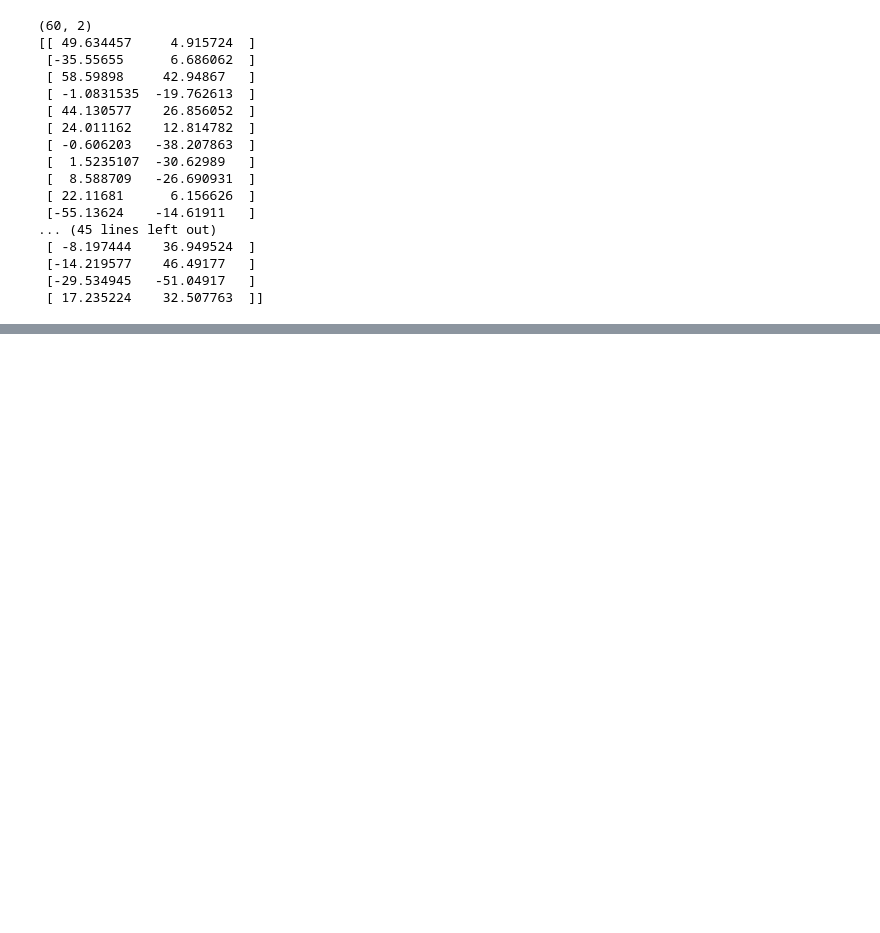
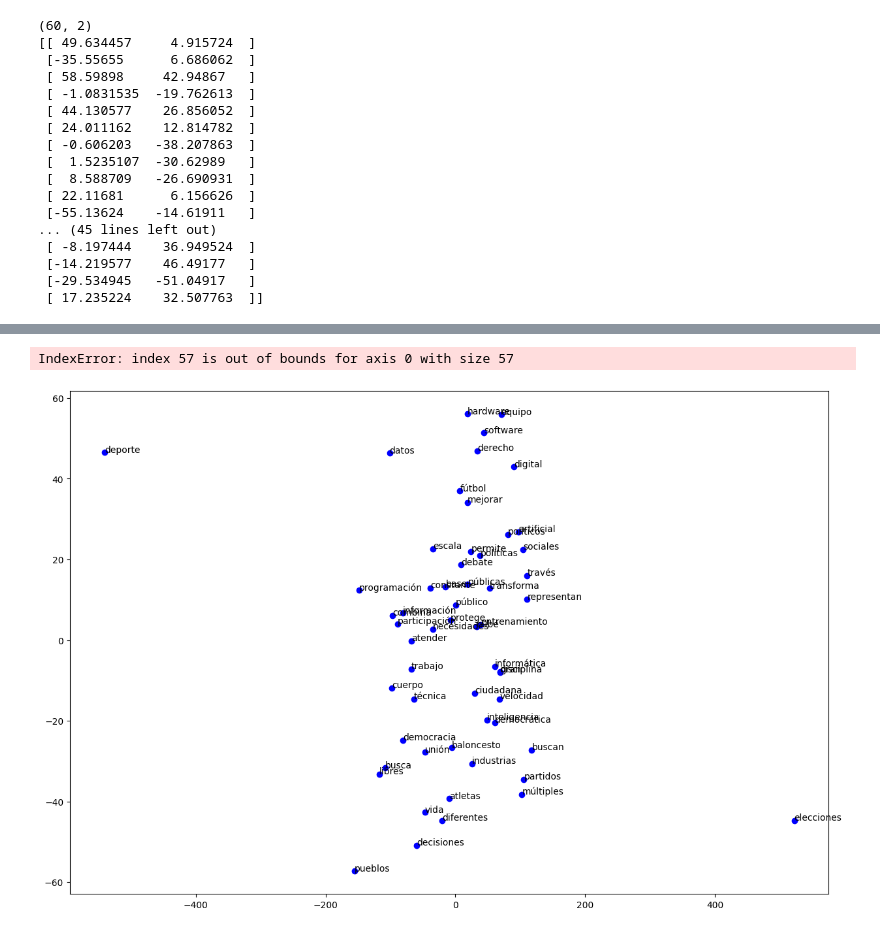
Before and after one commit to LailaBulh/Procesamiento_Lenguaje_Natural, a Jupyter notebook: Embeddings.ipynb, the cells around one changed output, grey strips where cells are left out. Saved outputs shown, nothing was run; the diff lists cells and outputs as text; code cells hidden in the pictures; blank space fills up the shorter version.

```diff
--- a/Embeddings.ipynb
+++ b/Embeddings.ipynb
@@ -237,0 +262,9 @@ plt.show()
+# %%
+nlp = spacy.load('es_core_news_sm')
+
+text_to_lemmatize = " ".join(palabras_filtradas)
+palabras_lematizadas = nlp(text_to_lemmatize)
+
+print('Spacy lematización:\n')
+for token in palabras_lematizadas:
+  print(token.text, '->', token.lemma_)
@@ -237,0 +289,8 @@ plt.show()
+# %%
+tokens_unicos_lem = list()
+
+for palabra in palabras_lematizadas:
+  if palabra not in tokens_unicos_lem:
+    tokens_unicos_lem.append(palabra)
+
+print(tokens_unicos_lem)
@@ -237,0 +299,7 @@ plt.show()
+# %%
+### Obtener embeddings de palabras lematizadas
+
+X = np.array([model[p.lemma_] for p in tokens_unicos_lem if p.lemma_ in model.key_to_index])
+
+print(X.shape)
+print(X[0])
@@ -237,0 +324,8 @@ plt.show()
+# %%
+### Reducción de dimensionalidad con t-SNE
+
+tsne_2 = TSNE(n_components= 2, random_state= 42, perplexity= 5, init= 'pca')
+X_2d_2 = tsne_2.fit_transform(X)
+
+print(X_2d_2.shape)
+print(X_2d_2)
@@ -237,0 +350,13 @@ plt.show()
+# %%
+### Crear visualización
+
+plt.figure(figsize= (15,10))
+for i, palabra in enumerate(palabras_filtradas):
+  x, y = X_2d_2[i, 0], X_2d[i, 1]
+  plt.scatter(x, y, c= 'blue')
+  plt.text(x+0.05, y+0.05, palabra, fontsize= 10)
+
+plt.show()
+# %% [output]
+IndexError: index 57 is out of bounds for axis 0 with size 57
+[figure, added]
```
Also changed, not shown: parts of 10 cells of this notebook.
